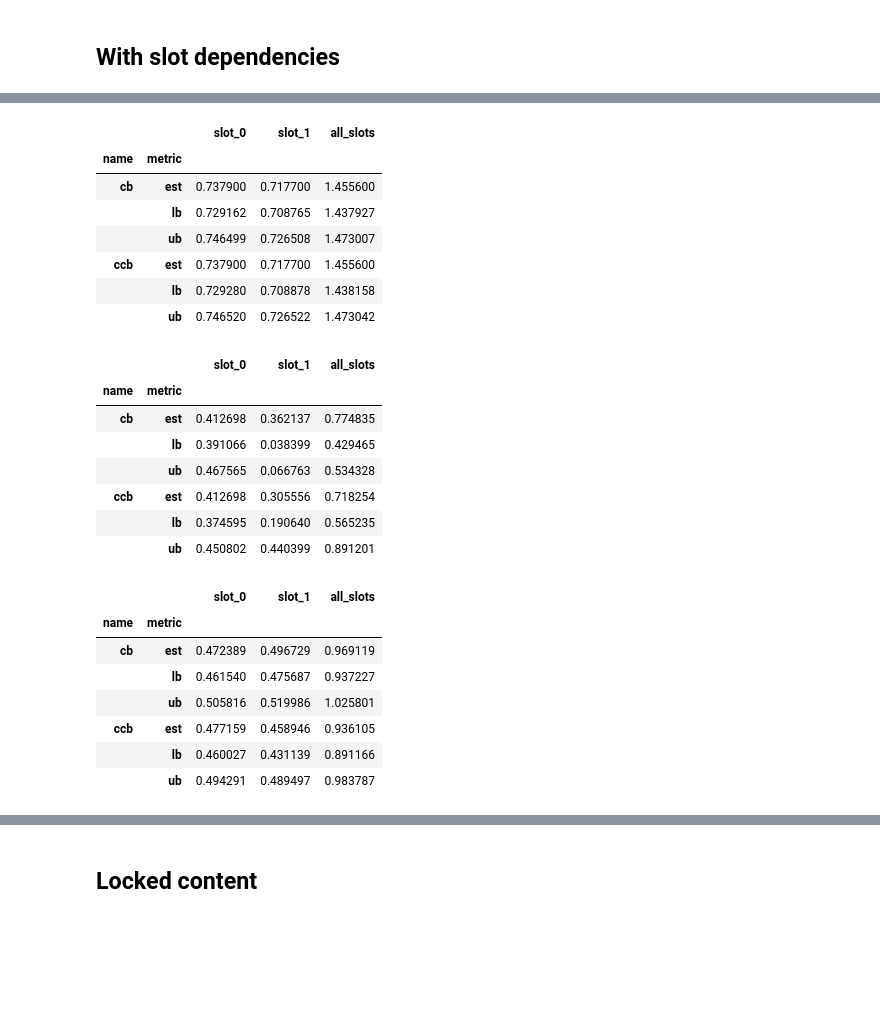
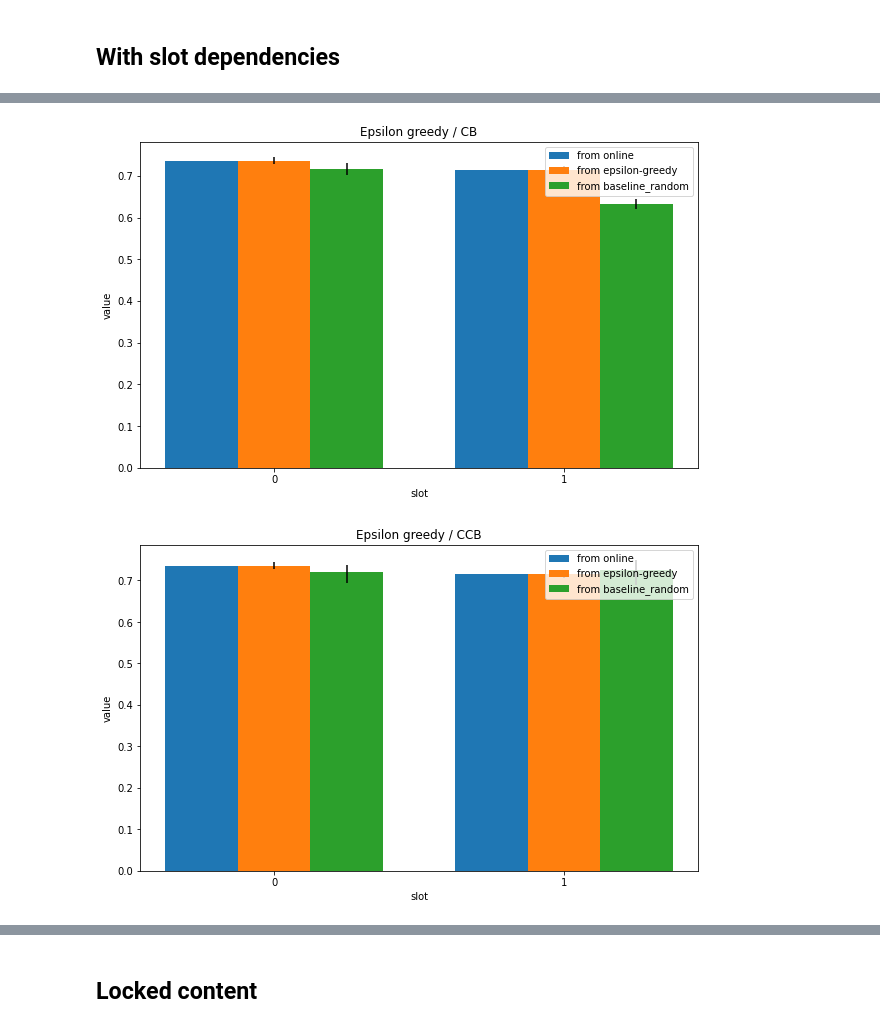
Before and after one commit to VowpalWabbit/estimators, a Jupyter notebook: ccb_eval.ipynb, the cells around one changed output, grey strips where cells are left out. Saved outputs shown, nothing was run; the diff lists cells and outputs as text; code cells hidden in the pictures; blank space fills up the shorter version.

```diff
--- a/ccb_eval.ipynb
+++ b/ccb_eval.ipynb
@@ -345,36 +317,13 @@ sim_br.cfe(alpha=0.05)
-# %%
-sim_eg.predict(epsilon_greedy)
-sim_eg.cfe(alpha=0.05)
-# %% [output]
-|  |  | slot_0 | slot_1 | all_slots |
-| name | metric |  |  |  |
-| cb | est | 0.737900 | 0.717700 | 1.455600 |
-|  | lb | 0.729162 | 0.708765 | 1.437927 |
-|  | ub | 0.746499 | 0.726508 | 1.473007 |
-| ccb | est | 0.737900 | 0.717700 | 1.455600 |
-|  | lb | 0.729280 | 0.708878 | 1.438158 |
-|  | ub | 0.746520 | 0.726522 | 1.473042 |
-# %%
-sim_eg.predict(baseline_1(3))
-sim_eg.cfe(alpha=0.05)
-# %% [output]
-|  |  | slot_0 | slot_1 | all_slots |
-| name | metric |  |  |  |
-| cb | est | 0.412698 | 0.362137 | 0.774835 |
-|  | lb | 0.391066 | 0.038399 | 0.429465 |
-|  | ub | 0.467565 | 0.066763 | 0.534328 |
-| ccb | est | 0.412698 | 0.305556 | 0.718254 |
-|  | lb | 0.374595 | 0.190640 | 0.565235 |
-|  | ub | 0.450802 | 0.440399 | 0.891201 |
-# %%
-sim_eg.predict(baseline_random(3))
-sim_eg.cfe(alpha=0.05)
-# %% [output]
-|  |  | slot_0 | slot_1 | all_slots |
-| name | metric |  |  |  |
-| cb | est | 0.472389 | 0.496729 | 0.969119 |
-|  | lb | 0.461540 | 0.475687 | 0.937227 |
-|  | ub | 0.505816 | 0.519986 | 1.025801 |
-| ccb | est | 0.477159 | 0.458946 | 0.936105 |
-|  | lb | 0.460027 | 0.431139 | 0.891166 |
-|  | ub | 0.494291 | 0.489497 | 0.983787 |
+# %%
+result = cfe_test(epsilon_greedy, log_eg, [log_eg, log_br])
+
+plt.figure(figsize=[10, 6])
+plt.title('Epsilon greedy / CB')
+grouped_barplot(result[result['metric'] != 'ccb'], 'slot', 'from', 'value', ['lb', 'ub'])
+
+plt.figure(figsize=[10, 6])
+plt.title('Epsilon greedy / CCB')
+grouped_barplot(result[result['metric'] != 'cb'], 'slot', 'from', 'value', ['lb', 'ub'])
+# %% [output]
+[figure, added]
+[figure, added]
```
Also changed, not shown: parts of 38 cells of this notebook.
